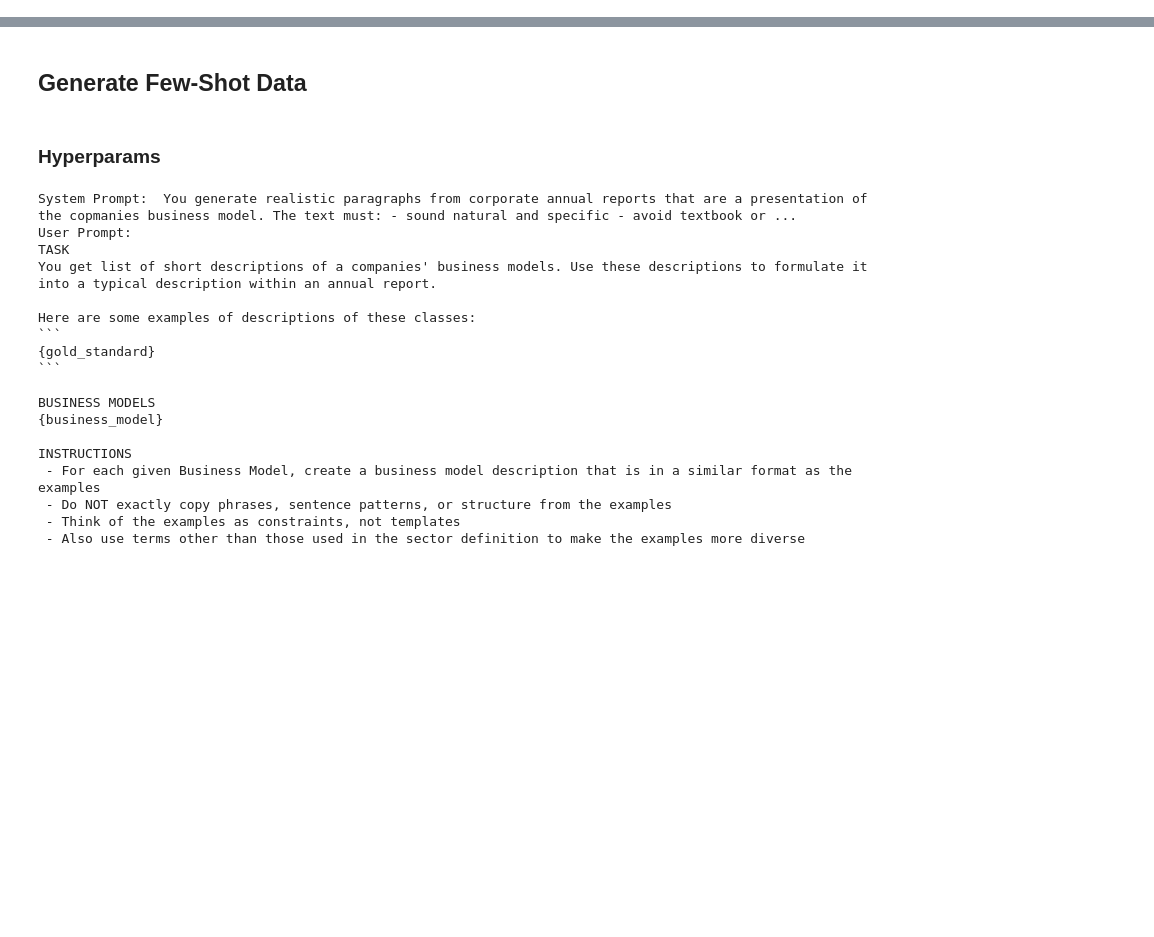
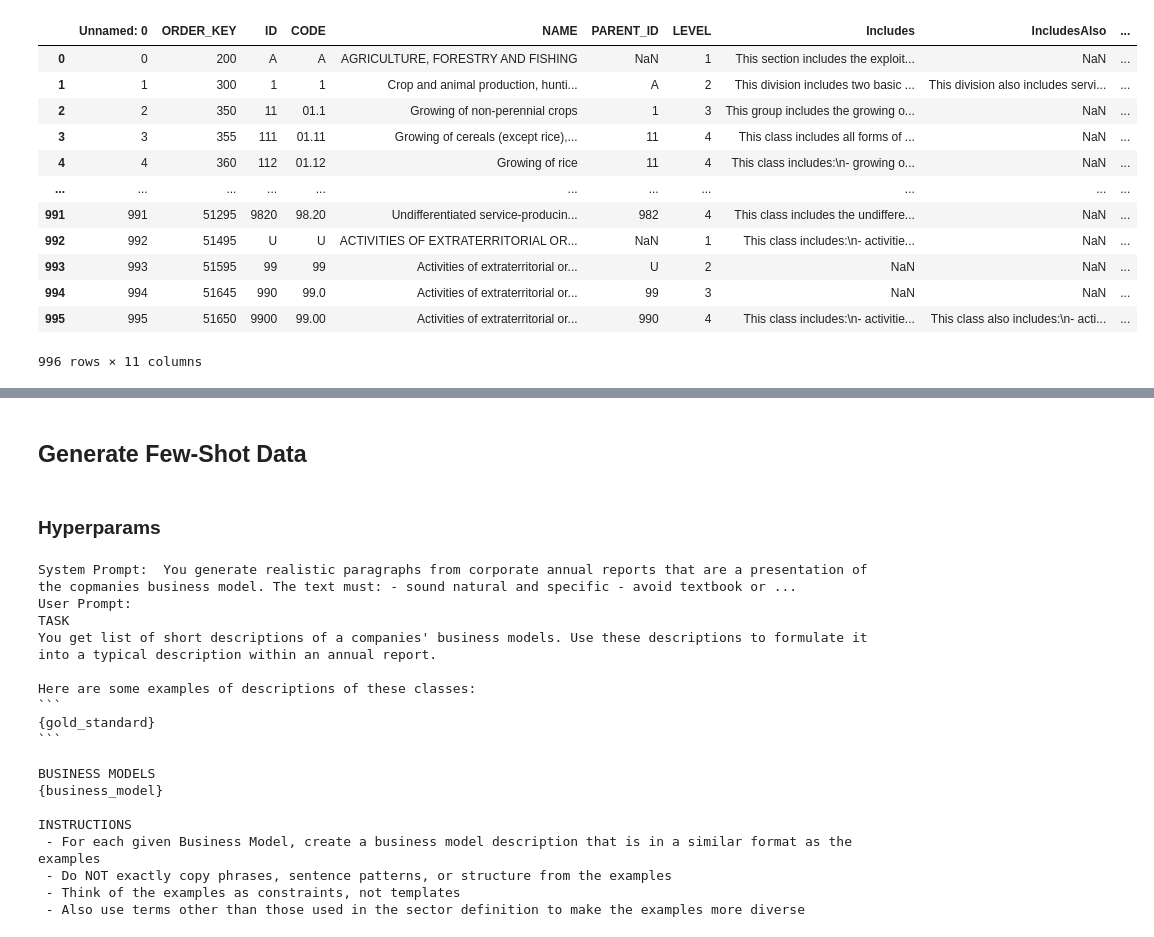
Before and after one commit to hendrikweichel/nace_report_topic_analysis, a Jupyter notebook: generate_synthetic_data/generate_synthetic_data_topics_level_4_old.ipynb, the cells around one changed output, grey strips where cells are left out. Saved outputs shown, nothing was run; the diff lists cells and outputs as text; code cells hidden in the pictures; blank space fills up the shorter version.

```diff
--- a/generate_synthetic_data/generate_synthetic_data_topics_level_4_old.ipynb
+++ b/generate_synthetic_data/generate_synthetic_data_topics_level_4_old.ipynb
@@ -20,5 +20,6 @@ os.chdir('/data/resources/weichel-llama3/work/projects/nace_classification/nace_
 # %%
 nace_description_path = "data/NACE_Rev2_Structure_Explanatory_Notes_EN__1_.tsv"
+nace_description_path = "../data/NACE_Rev2_Structure_Explanatory_Notes_EN__1_.tsv"
 nace_descriptions = pd.read_csv(nace_description_path, sep="\t")
 # %%
 def get_zero_shot_user_prompt(path):
@@ -227,5 +228,21 @@ def get_sublevels(nace_class, level):
         return nace_class_lvl_3
     if level == 4:
         return nace_class_lvl_4
+# %%
+nace_descriptions
+# %% [output]
+|  | Unnamed: 0 | ORDER_KEY | ID | CODE | NAME | PARENT_ID | LEVEL | Includes | IncludesAlso | ... |
+| 0 | 0 | 200 | A | A | AGRICULTURE, FORESTRY AND FISHING | NaN | 1 | This section includes the exploit... | NaN | ... |
+| 1 | 1 | 300 | 1 | 1 | Crop and animal production, hunti... | A | 2 | This division includes two basic ... | This division also includes servi... | ... |
+| 2 | 2 | 350 | 11 | 01.1 | Growing of non-perennial crops | 1 | 3 | This group includes the growing o... | NaN | ... |
+| 3 | 3 | 355 | 111 | 01.11 | Growing of cereals (except rice),... | 11 | 4 | This class includes all forms of ... | NaN | ... |
+| 4 | 4 | 360 | 112 | 01.12 | Growing of rice | 11 | 4 | This class includes:\n- growing o... | NaN | ... |
+| ... | ... | ... | ... | ... | ... | ... | ... | ... | ... | ... |
+| 991 | 991 | 51295 | 9820 | 98.20 | Undifferentiated service-producin... | 982 | 4 | This class includes the undiffere... | NaN | ... |
+| 992 | 992 | 51495 | U | U | ACTIVITIES OF EXTRATERRITORIAL OR... | NaN | 1 | This class includes:\n- activitie... | NaN | ... |
+| 993 | 993 | 51595 | 99 | 99 | Activities of extraterritorial or... | U | 2 | NaN | NaN | ... |
+| 994 | 994 | 51645 | 990 | 99.0 | Activities of extraterritorial or... | 99 | 3 | NaN | NaN | ... |
+| 995 | 995 | 51650 | 9900 | 99.00 | Activities of extraterritorial or... | 990 | 4 | This class includes:\n- activitie... | This class also includes:\n- acti... | ... |
+996 rows × 11 columns
 # %%
 def get_sublevels_df(nace_class, level) -> pd.DataFrame:
```
Also changed, not shown: parts of 4 cells of this notebook, 9 other files.
